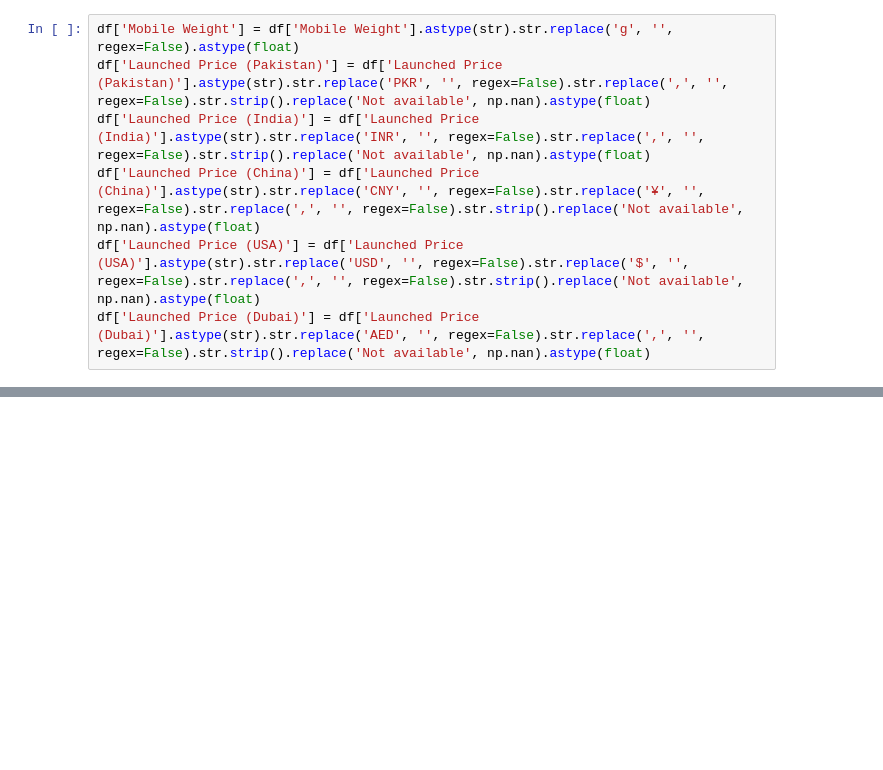
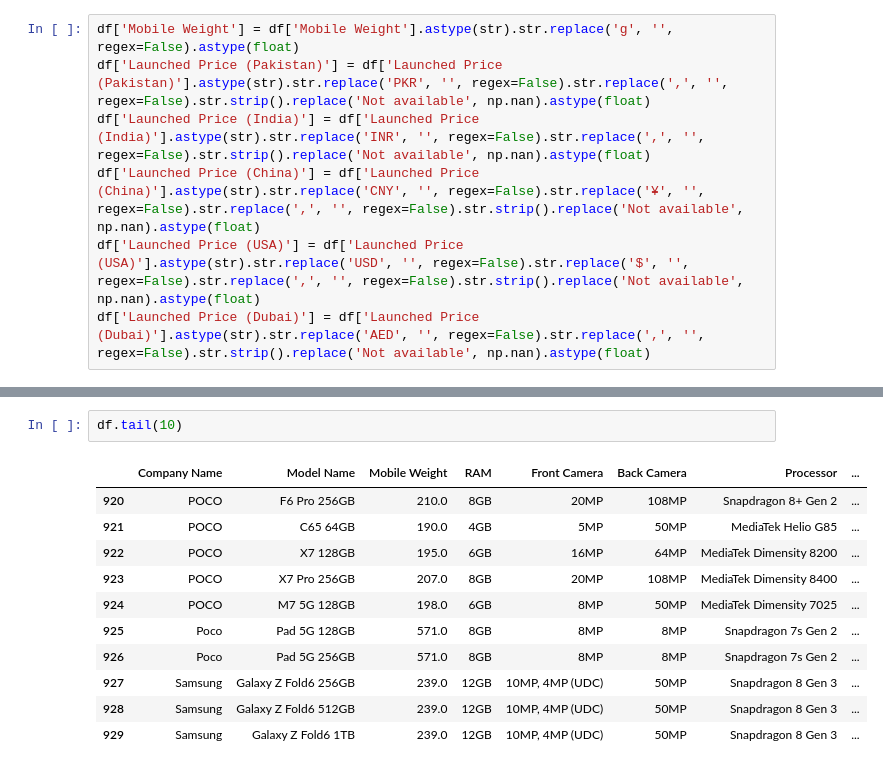
Before and after one commit to Parvashukla26/Mobile_2025_Data_Analysis, a Jupyter notebook: Mobiles_2025_data_analysis.ipynb, the cells around one changed output, grey strips where cells are left out. Drawn from its saved outputs; the diff is of its cells as text; blank space fills up the shorter version.

```diff
--- a/Mobiles_2025_data_analysis.ipynb
+++ b/Mobiles_2025_data_analysis.ipynb
@@ -104,0 +147,14 @@ memory usage: 109.1+ KB
+# %%
+df.tail(10)
+# %% [output]
+|  | Company Name | Model Name | Mobile Weight | RAM | Front Camera | Back Camera | Processor | ... |
+| 920 | POCO | F6 Pro 256GB | 210.0 | 8GB | 20MP | 108MP | Snapdragon 8+ Gen 2 | ... |
+| 921 | POCO | C65 64GB | 190.0 | 4GB | 5MP | 50MP | MediaTek Helio G85 | ... |
+| 922 | POCO | X7 128GB | 195.0 | 6GB | 16MP | 64MP | MediaTek Dimensity 8200 | ... |
+| 923 | POCO | X7 Pro 256GB | 207.0 | 8GB | 20MP | 108MP | MediaTek Dimensity 8400 | ... |
+| 924 | POCO | M7 5G 128GB | 198.0 | 6GB | 8MP | 50MP | MediaTek Dimensity 7025 | ... |
+| 925 | Poco | Pad 5G 128GB | 571.0 | 8GB | 8MP | 8MP | Snapdragon 7s Gen 2 | ... |
+| 926 | Poco | Pad 5G 256GB | 571.0 | 8GB | 8MP | 8MP | Snapdragon 7s Gen 2 | ... |
+| 927 | Samsung | Galaxy Z Fold6 256GB | 239.0 | 12GB | 10MP, 4MP (UDC) | 50MP | Snapdragon 8 Gen 3 | ... |
+| 928 | Samsung | Galaxy Z Fold6 512GB | 239.0 | 12GB | 10MP, 4MP (UDC) | 50MP | Snapdragon 8 Gen 3 | ... |
+| 929 | Samsung | Galaxy Z Fold6 1TB | 239.0 | 12GB | 10MP, 4MP (UDC) | 50MP | Snapdragon 8 Gen 3 | ... |
```
Also changed, not shown: parts of 5 cells of this notebook.
